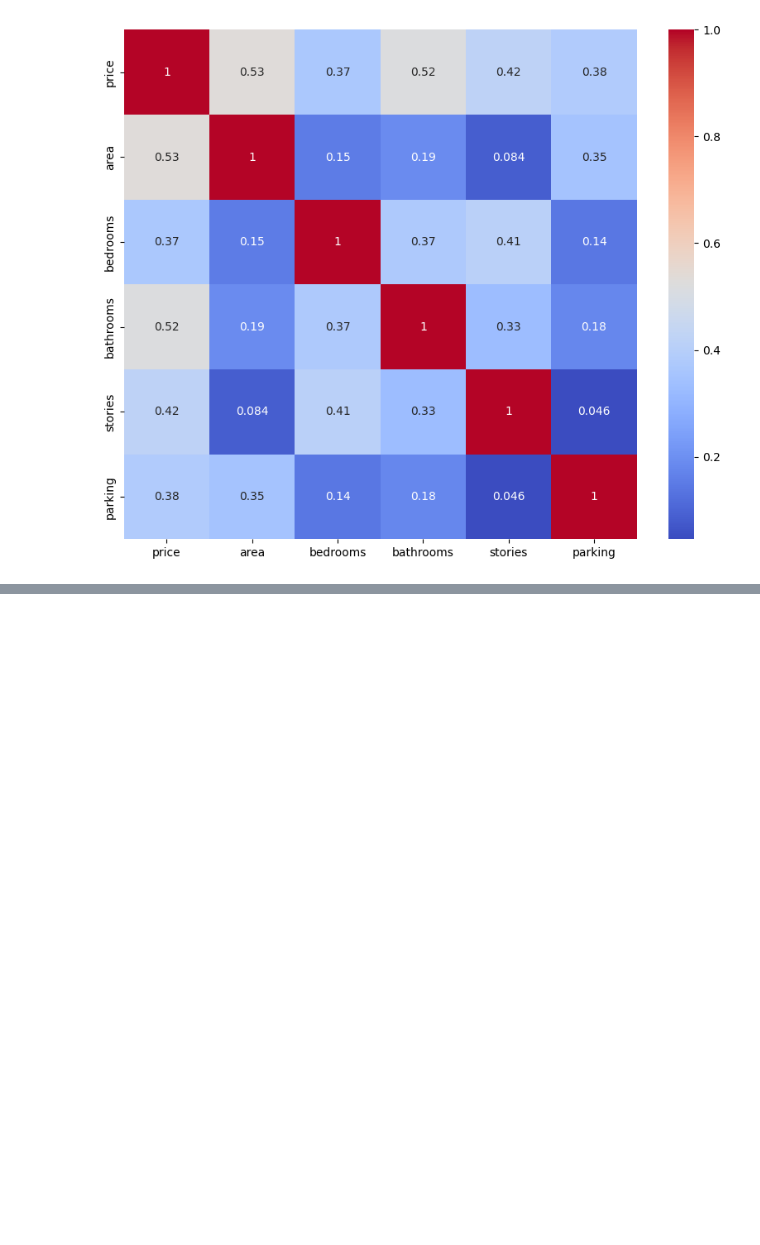
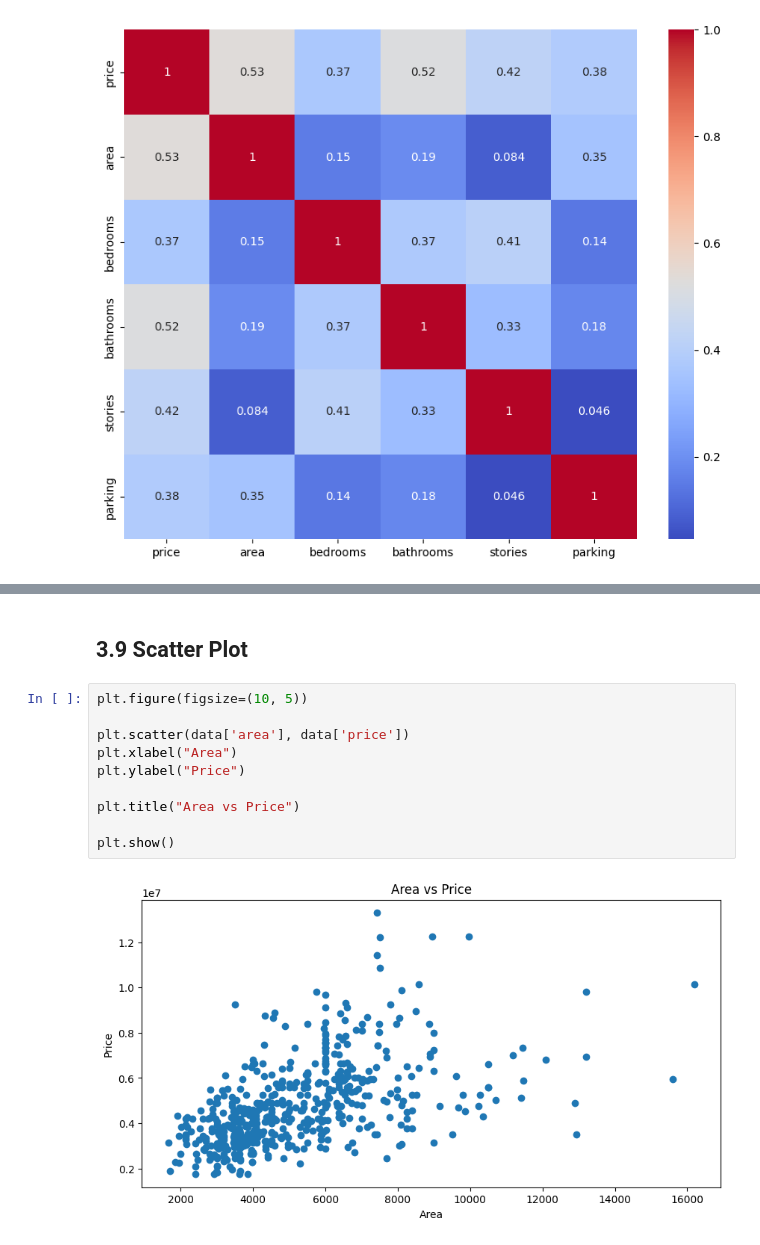
Before and after one commit to Sahilbhayre/House-Price-Prediction, a Jupyter notebook: multiple_regression.ipynb, the cells around one changed output, grey strips where cells are left out. Saved outputs shown, nothing was run; the diff lists cells and outputs as text; blank space fills up the shorter version.

```diff
--- a/multiple_regression.ipynb
+++ b/multiple_regression.ipynb
@@ -147,0 +228,14 @@ plt.show()
+# %% [markdown]
+## 3.9 Scatter Plot
+# %%
+plt.figure(figsize=(10, 5))
+
+plt.scatter(data['area'], data['price'])
+plt.xlabel("Area")
+plt.ylabel("Price")
+
+plt.title("Area vs Price")
+
+plt.show()
+# %% [output]
+[figure, added]
```
Also changed, not shown: parts of 28 cells of this notebook, 1 other file.
